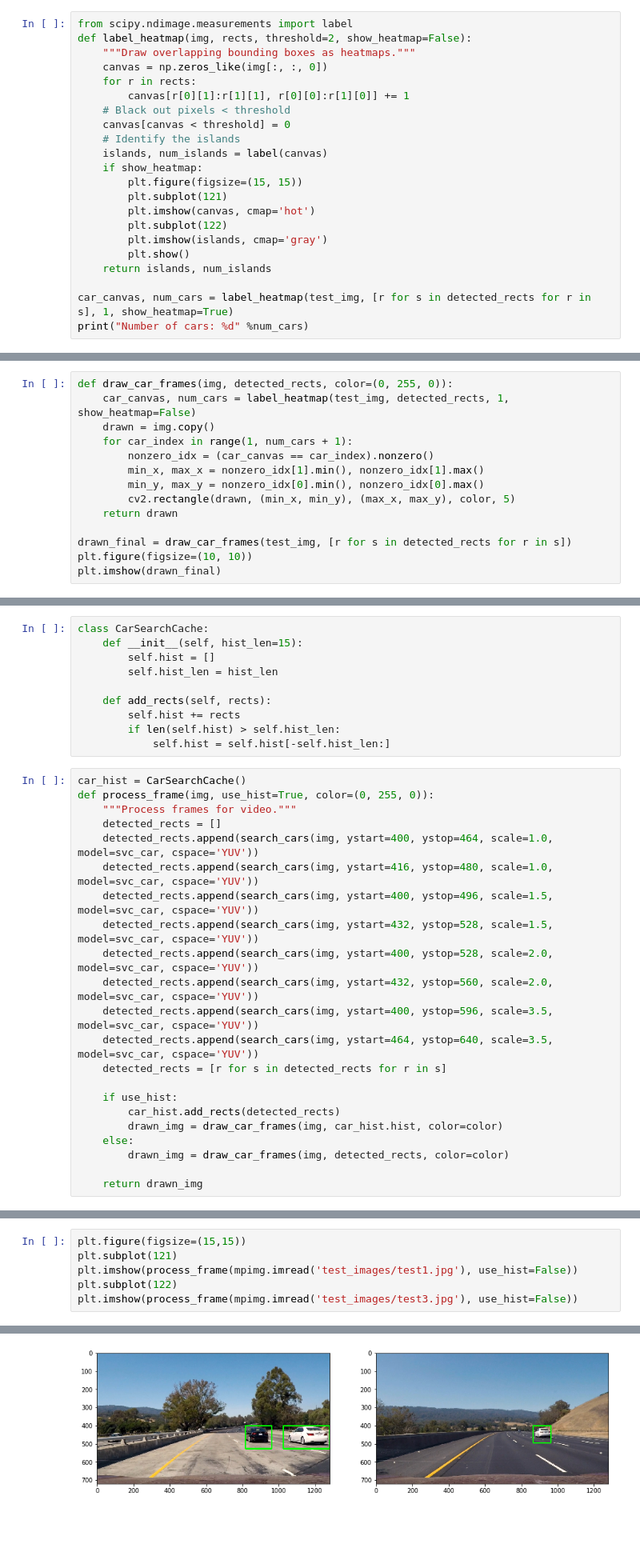
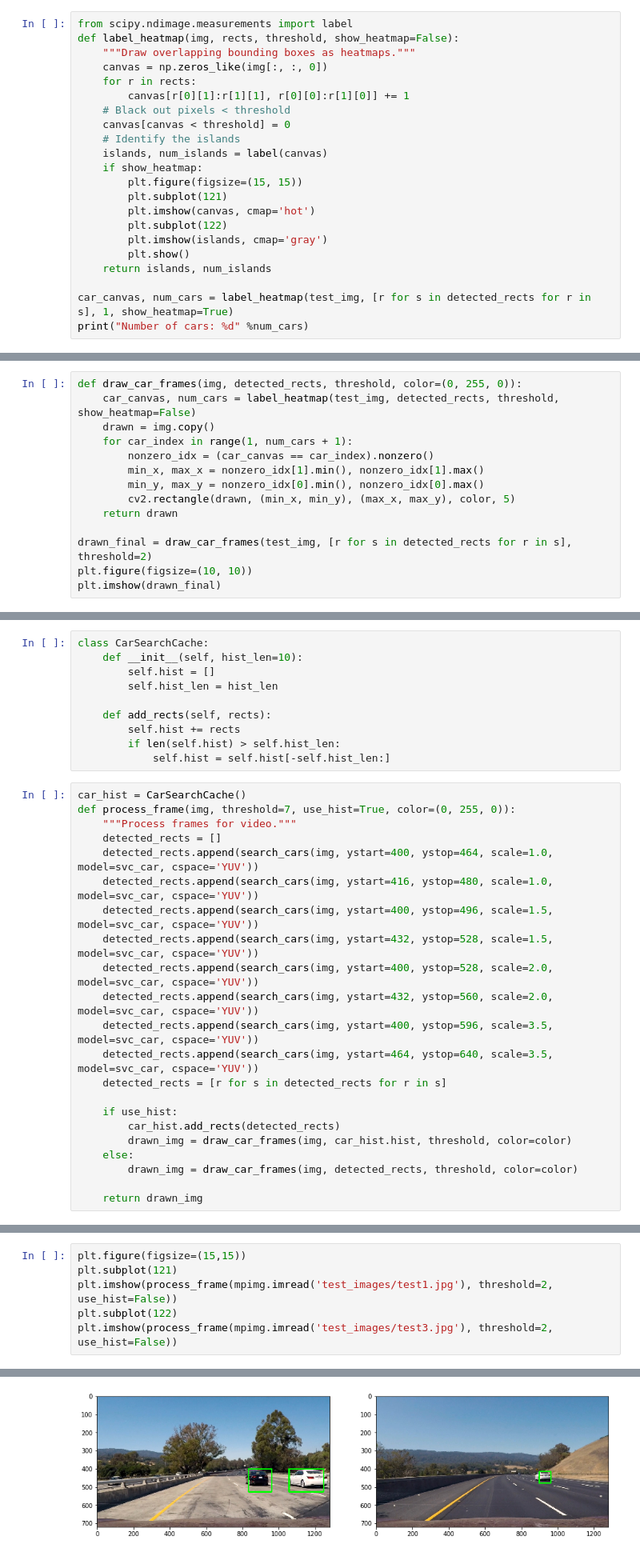
Before and after one commit to lmtoan/sdc-car-detection, a Jupyter notebook: Vehicle-Detection-Pipeline-TL.ipynb, the cells around one changed output, grey strips where cells are left out. Shown at 80% size. Cells and saved outputs as stored; diff of their text form; blank space fills up the shorter version.

```diff
--- a/Vehicle-Detection-Pipeline-TL.ipynb
+++ b/Vehicle-Detection-Pipeline-TL.ipynb
@@ -428,7 +430,7 @@
 The left figure is just a normal heatmap with intensity. The right figure shows 2 connected regions corresponding to the 2 cars in the scene.
 # %%
 from scipy.ndimage.measurements import label
-def label_heatmap(img, rects, threshold=2, show_heatmap=False):
+def label_heatmap(img, rects, threshold, show_heatmap=False):
     """Draw overlapping bounding boxes as heatmaps."""
     canvas = np.zeros_like(img[:, :, 0])
     for r in rects:
@@ -456,8 +458,8 @@ Number of cars: 2
 
 Now that we detect 2 isolated regions correponding to 2 cars in the frame, the top-left and bottom right coordinates for each island is extracted and drawn on the original image.
 # %%
-def draw_car_frames(img, detected_rects, color=(0, 255, 0)):
-    car_canvas, num_cars = label_heatmap(test_img, detected_rects, 1, show_heatmap=False)
+def draw_car_frames(img, detected_rects, threshold, color=(0, 255, 0)):
+    car_canvas, num_cars = label_heatmap(test_img, detected_rects, threshold, show_heatmap=False)
     drawn = img.copy()
     for car_index in range(1, num_cars + 1):
         nonzero_idx = (car_canvas == car_index).nonzero()
@@ -466,7 +468,7 @@ def draw_car_frames(img, detected_rects, color=(0, 255, 0)):
         cv2.rectangle(drawn, (min_x, min_y), (max_x, max_y), color, 5)
     return drawn
 
-drawn_final = draw_car_frames(test_img, [r for s in detected_rects for r in s])
+drawn_final = draw_car_frames(test_img, [r for s in detected_rects for r in s], threshold=2)
 plt.figure(figsize=(10, 10))
 plt.imshow(drawn_final)
 # %% [output]
@@ -481,7 +483,7 @@ The `CarSearchCache` class is defined to store the bounding boxes where the clas
 The whole pipeline to process the video is put together in the `process_frame(img)` method with a few default arguments such as `use_hist` to incorporate previous frames, and `color` to indicate the color to draw bounding boxes.
 # %%
 class CarSearchCache:
-    def __init__(self, hist_len=15):
+    def __init__(self, hist_len=10):
         self.hist = []
         self.hist_len = hist_len
 
@@ -491,7 +493,7 @@ class CarSearchCache:
             self.hist = self.hist[-self.hist_len:]
 # %%
 car_hist = CarSearchCache()
-def process_frame(img, use_hist=True, color=(0, 255, 0)):
+def process_frame(img, threshold=7, use_hist=True, color=(0, 255, 0)):
     """Process frames for video."""
     detected_rects = []
     detected_rects.append(search_cars(img, ystart=400, ystop=464, scale=1.0, model=svc_car, cspace='YUV'))
@@ -506,9 +508,9 @@ def process_frame(img, use_hist=True, color=(0, 255, 0)):
 
     if use_hist:
         car_hist.add_rects(detected_rects)
-        drawn_img = draw_car_frames(img, car_hist.hist, color=color)
+        drawn_img = draw_car_frames(img, car_hist.hist, threshold, color=color)
     else:
-        drawn_img = draw_car_frames(img, detected_rects, color=color)
+        drawn_img = draw_car_frames(img, detected_rects, threshold, color=color)
 
     return drawn_img
 # %% [markdown]
@@ -518,12 +520,12 @@ Performance is pretty good for `test1.jpg` and `test3.jpg`.
 # %%
 plt.figure(figsize=(15,15))
 plt.subplot(121)
-plt.imshow(process_frame(mpimg.imread('test_images/test1.jpg'), use_hist=False))
+plt.imshow(process_frame(mpimg.imread('test_images/test1.jpg'), threshold=2, use_hist=False))
 plt.subplot(122)
-plt.imshow(process_frame(mpimg.imread('test_images/test3.jpg'), use_hist=False))
+plt.imshow(process_frame(mpimg.imread('test_images/test3.jpg'), threshold=2, use_hist=False))
 # %% [output]
 <matplotlib.image.AxesImage at 0x...>
-[figure, old version]
+[figure, new version]
 # %% [markdown]
 Export to videos! Please find it in `test_output_video.mp4` and `project_output_video.mp4` in the top level of the repository.
 # %%
```
Also changed, not shown: parts of 11 cells of this notebook, 1 other file.
